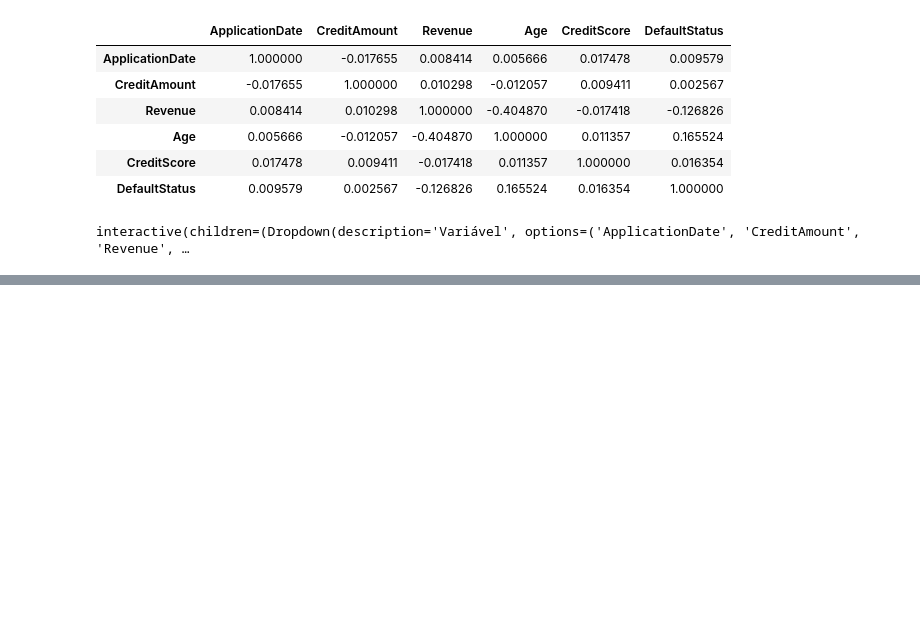
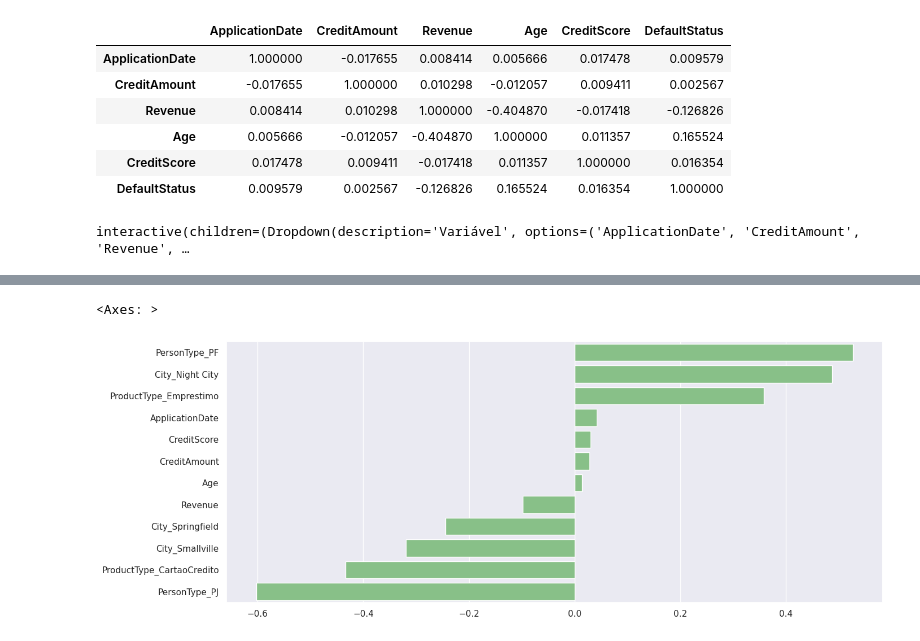
Before and after one commit to MatSchualtz/estudo_credito, a Jupyter notebook: Notebooks/estudo_de_caso.ipynb, the cells around one changed output, grey strips where cells are left out. Drawn from its saved outputs; the diff is of its cells as text; code cells hidden in the pictures; blank space fills up the shorter version.

```diff
--- a/Notebooks/estudo_de_caso.ipynb
+++ b/Notebooks/estudo_de_caso.ipynb
@@ -356,0 +398,5 @@ Tópico destinado para estimação de um modelo de regressão com objetivo de en
+# %%
+sns.barplot(pd.Series(lr.coef_[0], index=X.columns).sort_values(ascending=False), orient='h')
+# %% [output]
+<Axes: >
+[figure, added]
```
Also changed, not shown: parts of 18 cells of this notebook.
